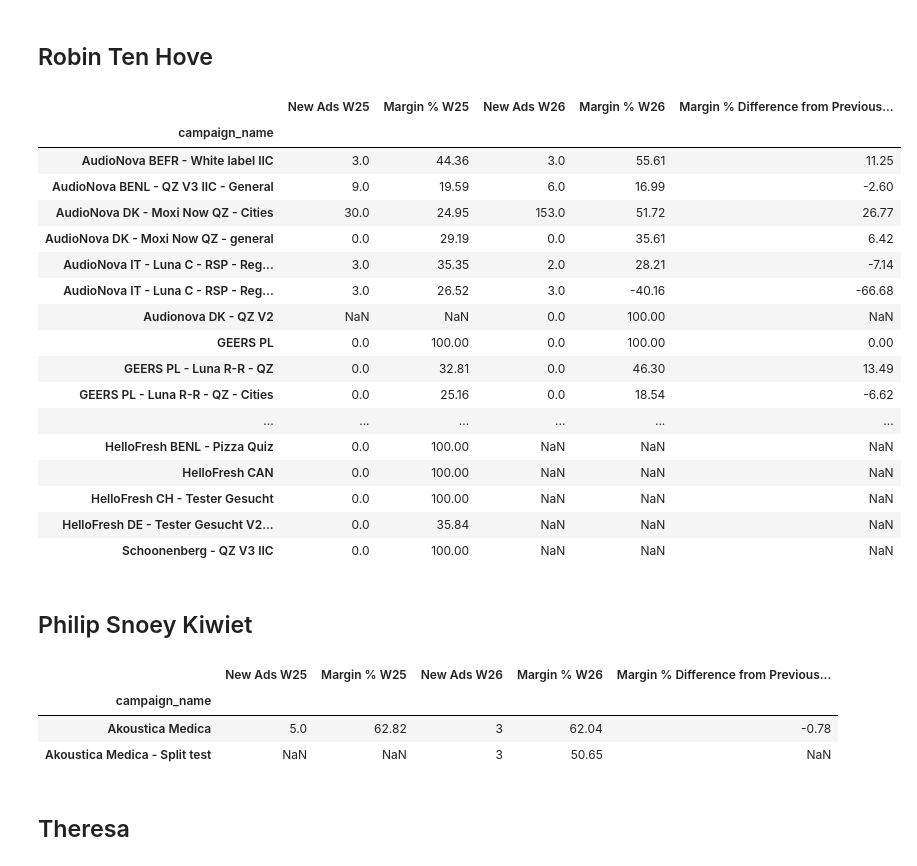
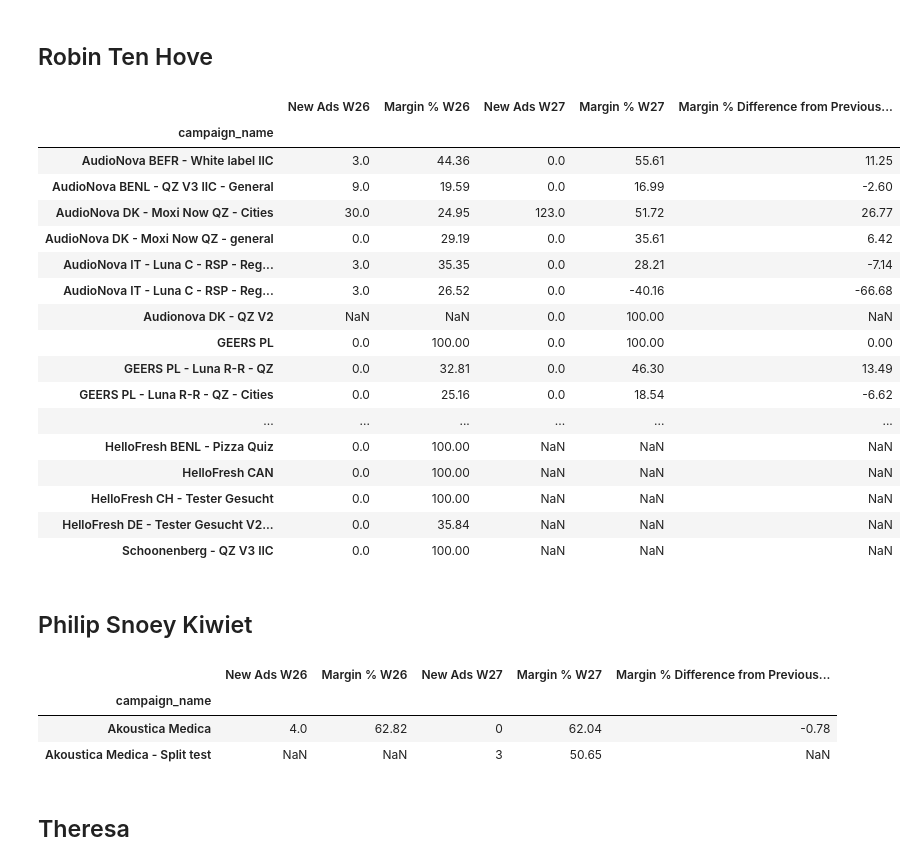
Before and after one commit to dirtyjackeen/GIT, a Jupyter notebook: New Ads 27 hearing aids.ipynb, the cells around one changed output. Saved outputs shown, nothing was run; the diff lists cells and outputs as text; code cells hidden in the pictures.

```diff
--- a/New Ads 27 hearing aids.ipynb
+++ b/New Ads 27 hearing aids.ipynb
@@ -27,8 +27,8 @@ c = CurrencyConverter('http://www.ecb.int/stats/eurofxref/eurofxref-hist.zip')
 
 pd.options.mode.chained_assignment = None
 
-cc={"total_y": "New Ads W25", "margin %_y": "Margin % W25", "total_x": "New Ads W26",
-                                      "margin %_x": "Margin % W26"}
+cc={"total_y": "New Ads W26", "margin %_y": "Margin % W26", "total_x": "New Ads W27",
+                                      "margin %_x": "Margin % W27"}
 # %%
 ##### Cleaning
 
@@ -40,12 +40,12 @@ df_prev = pd.read_excel("26_newads.xlsx")
 df_new["total"] = 0
 df_prev["total"] = 0
 def bim(x):
-    if x["insert_time"] >= datetime(2018,6,25):
+    if x["insert_time"] >= datetime(2018,7,2):
         return(x["total"] + 1)
     else:
         return(x["total"])
 def bam(x):
-    if x["insert_time"] >= datetime(2018,6,18):
+    if x["insert_time"] >= datetime(2018,6,25):
         return(x["total"] + 1)
     else:
         return(x["total"])
@@ -114,30 +114,30 @@ df_rob
 # %%
 df_robin1=df_new.loc[df_new["marketer_name"]=="Robin Ten Hove"]
 df_robin1=df_robin1.groupby(by=['campaign_name']).sum()
 df_robin1["margin %"] = df_robin1.apply(woo, axis=1)
 df_robin1["margin %"] = df_robin1["margin %"].round(2)
 
 df_robin2=df_prev.loc[df_prev["marketer_name"]=="Robin Ten Hove"]
 df_robin2=df_robin2.groupby(by=['campaign_name']).sum()
 df_robin2["margin %"] = df_robin2.apply(woo, axis=1)
 df_robin2["margin %"] = df_robin2["margin %"].round(2)
 
 df_robin = df_robin1.merge(df_robin2, how ="outer", on = ["campaign_name"])
 df_robin = df_robin[["total_y","margin %_y","total_x","margin %_x"]]
 df_robin = df_robin.rename(index=str, columns=cc)
 
-df_robin["Margin % Difference from Previous Week"]=df_robin["Margin % W26"]-(df_robin["Margin % W25"])
+df_robin["Margin % Difference from Previous Week"]=df_robin["Margin % W27"]-(df_robin["Margin % W26"])
 
 df_robin
 # %% [output]
-|  | New Ads W25 | Margin % W25 | New Ads W26 | Margin % W26 | Margin % Difference from Previous... |
+|  | New Ads W26 | Margin % W26 | New Ads W27 | Margin % W27 | Margin % Difference from Previous... |
 | campaign_name |  |  |  |  |  |
-| AudioNova BEFR - White label IIC | 3.0 | 44.36 | 3.0 | 55.61 | 11.25 |
-| AudioNova BENL - QZ V3 IIC - General | 9.0 | 19.59 | 6.0 | 16.99 | -2.60 |
-| AudioNova DK - Moxi Now QZ - Cities | 30.0 | 24.95 | 153.0 | 51.72 | 26.77 |
+| AudioNova BEFR - White label IIC | 3.0 | 44.36 | 0.0 | 55.61 | 11.25 |
+| AudioNova BENL - QZ V3 IIC - General | 9.0 | 19.59 | 0.0 | 16.99 | -2.60 |
+| AudioNova DK - Moxi Now QZ - Cities | 30.0 | 24.95 | 123.0 | 51.72 | 26.77 |
 | AudioNova DK - Moxi Now QZ - general | 0.0 | 29.19 | 0.0 | 35.61 | 6.42 |
-| AudioNova IT - Luna C - RSP - Reg... | 3.0 | 35.35 | 2.0 | 28.21 | -7.14 |
-| AudioNova IT - Luna C - RSP - Reg... | 3.0 | 26.52 | 3.0 | -40.16 | -66.68 |
+| AudioNova IT - Luna C - RSP - Reg... | 3.0 | 35.35 | 0.0 | 28.21 | -7.14 |
+| AudioNova IT - Luna C - RSP - Reg... | 3.0 | 26.52 | 0.0 | -40.16 | -66.68 |
 | Audionova DK - QZ V2 | NaN | NaN | 0.0 | 100.00 | NaN |
 | GEERS PL | 0.0 | 100.00 | 0.0 | 100.00 | 0.00 |
 | GEERS PL - Luna R-R - QZ | 0.0 | 32.81 | 0.0 | 46.30 | 13.49 |
@@ -165,13 +165,13 @@ df_philip = df_philip1.merge(df_philip2, how ="outer", on = ["campaign_name"])
 df_philip = df_philip[["total_y","margin %_y","total_x","margin %_x"]]
 df_philip = df_philip.rename(index=str, columns=cc)
 
-df_philip["Margin % Difference from Previous Week"]=df_philip["Margin % W26"]-(df_philip["Margin % W25"])
+df_philip["Margin % Difference from Previous Week"]=df_philip["Margin % W27"]-(df_philip["Margin % W26"])
 
 df_philip
 # %% [output]
-|  | New Ads W25 | Margin % W25 | New Ads W26 | Margin % W26 | Margin % Difference from Previous... |
+|  | New Ads W26 | Margin % W26 | New Ads W27 | Margin % W27 | Margin % Difference from Previous... |
 | campaign_name |  |  |  |  |  |
-| Akoustica Medica | 5.0 | 62.82 | 3 | 62.04 | -0.78 |
+| Akoustica Medica | 4.0 | 62.82 | 0 | 62.04 | -0.78 |
 | Akoustica Medica - Split test | NaN | NaN | 3 | 50.65 | NaN |
 # %% [markdown]
 ## Theresa
```
Also changed, not shown: parts of 2 cells of this notebook, 3 other files.
